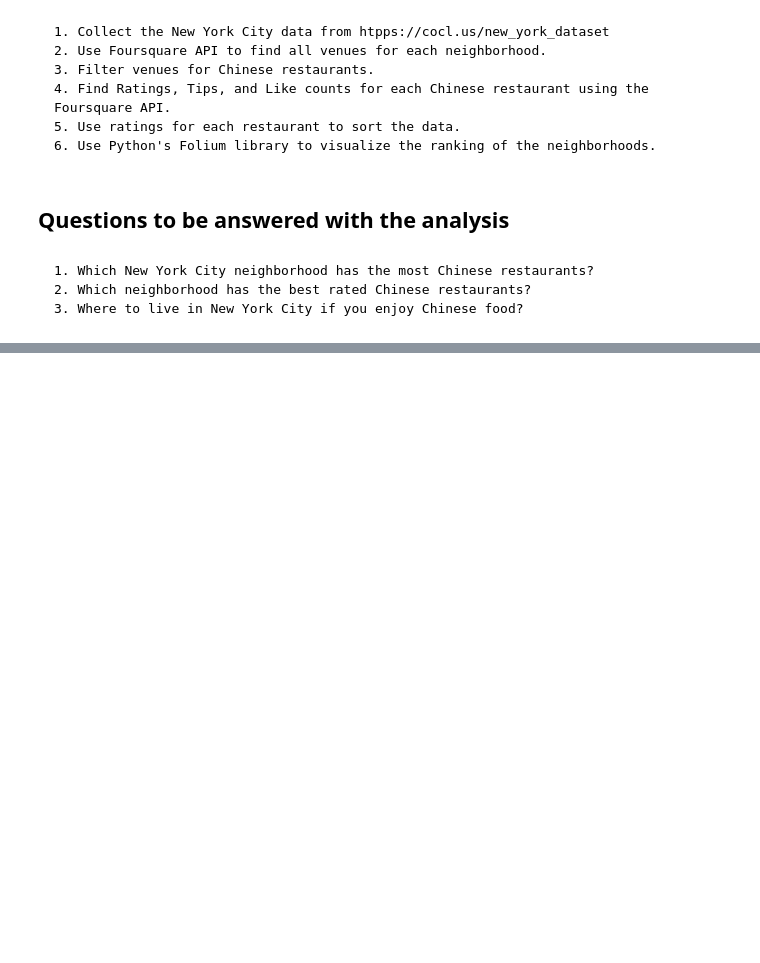
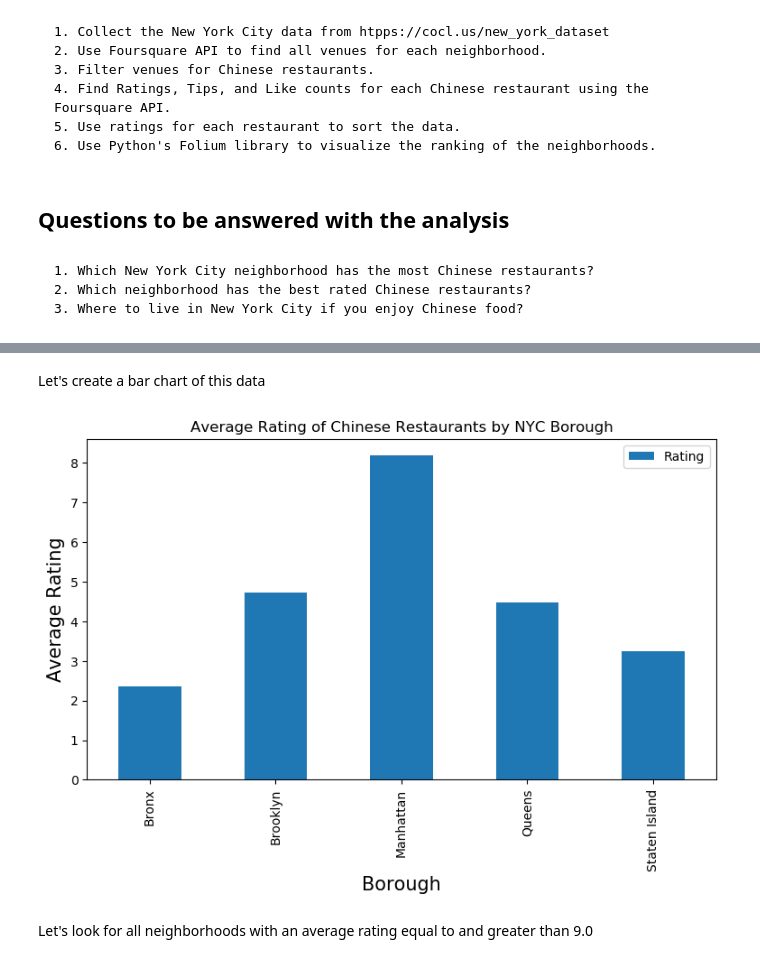
Before and after one commit to vspinnato/Spinz, a Jupyter notebook: The Battle of Neighborhoods - Capstone .ipynb, the cells around one changed output, grey strips where cells are left out. Saved outputs shown, nothing was run; the diff lists cells and outputs as text; code cells hidden in the pictures; blank space fills up the shorter version.

```diff
--- a/The Battle of Neighborhoods - Capstone .ipynb
+++ b/The Battle of Neighborhoods - Capstone .ipynb
@@ -41,0 +320,26 @@ This Project will require the following data:
+# %%
+column_names=['Borough','Neighborhood','ID','Name','Rating']
+chinese_rest_stats_ny=pd.DataFrame(columns=column_names)
+count=1
+
+for row in chinese_rest_ny.values.tolist():
+    Borough, Neighborhood, ID, Name=row
+
+
+column_names=['Borough','Neighborhood','ID','Name','Rating']
+chinese_rest_stats_ny=pd.DataFrame(columns=column_names)
+count=1
+
+
+for row in chinese_rest_ny.values.tolist():
+    Borough, Neighborhood, ID, Name=row
+    try:
+        venue_details=get_venue_details(ID)
+        print(venue_details)
+        id,name,rating=venue_details.values.tolist()[0]
+    except (IndexError, KeyError) as e:
+        print('No data available for id=',ID)
+        id,name,rating=[0]*3
+    print('(',count,'/',len(chinese_rest_ny),')','processed')
+    chinese_rest_stats_ny = chinese_rest_stats_ny.append({'Borough':Borough,'Neighborhood':Neighborhood,'ID':id,'Name':name,'Rating':rating}, ignore_index=True)
+    count+=1
@@ -41,0 +394,2 @@ This Project will require the following data:
+# %%
+chinese_rest_stats_ny['Rating']=chinese_rest_stats_ny['Rating'].astype('float64')
@@ -41,0 +452,14 @@ This Project will require the following data:
+# %% [markdown]
+Let's create a bar chart of this data
+# %%
+plt.figure(figsize=(9,5), dpi=100)
+plt.title('Average Rating of Chinese Restaurants by NYC Borough')
+plt.xlabel('Borough', fontsize=15)
+plt.ylabel('Average Rating', fontsize=15)
+chinese_rest_stats_ny.groupby('Borough').mean()['Rating'].plot(kind='bar')
+plt.legend()
+plt.show()
+# %% [output]
+[figure, added]
+# %% [markdown]
+Let's look for all neighborhoods with an average rating equal to and greater than 9.0
```
Also changed, not shown: parts of 55 cells of this notebook.
